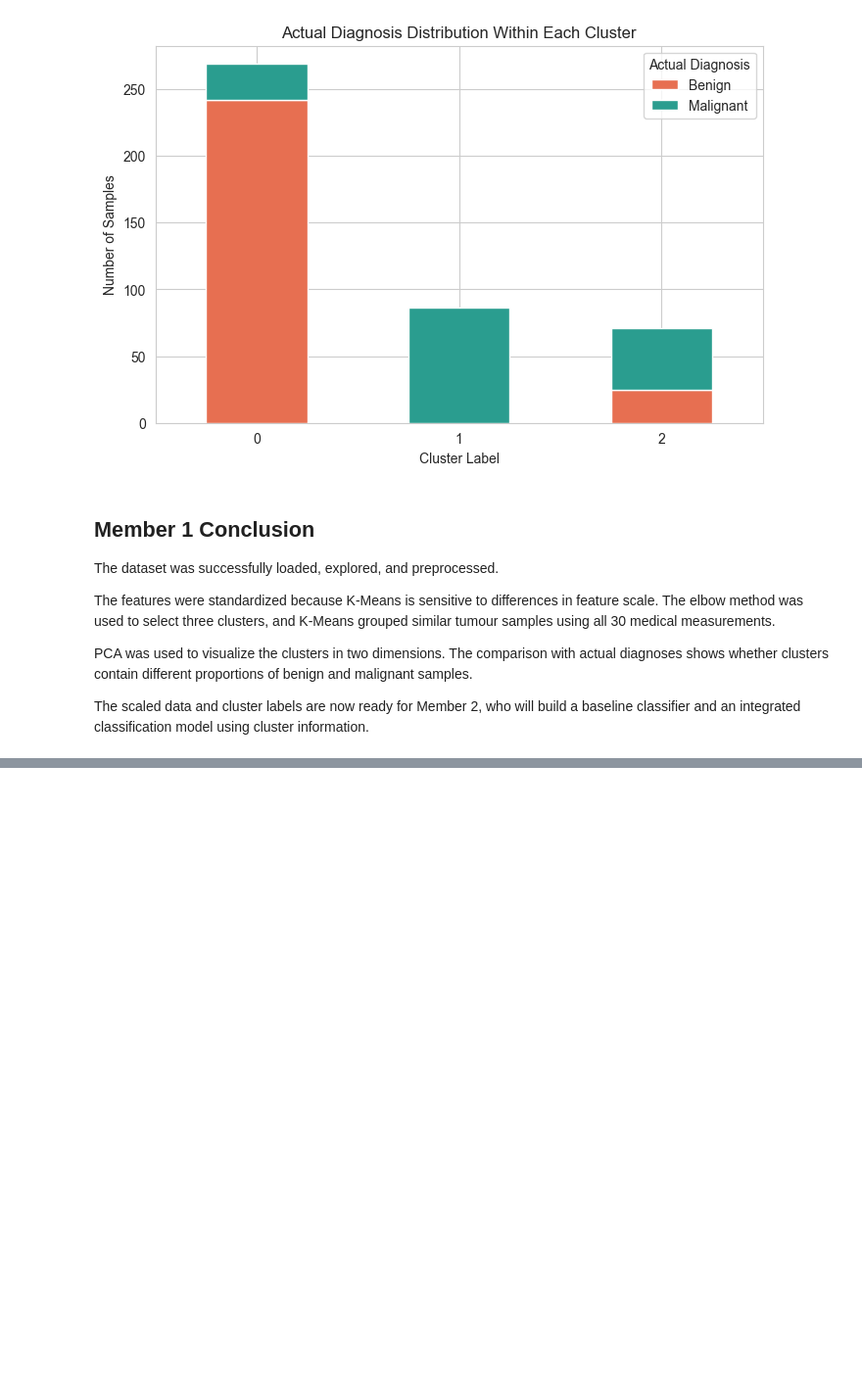
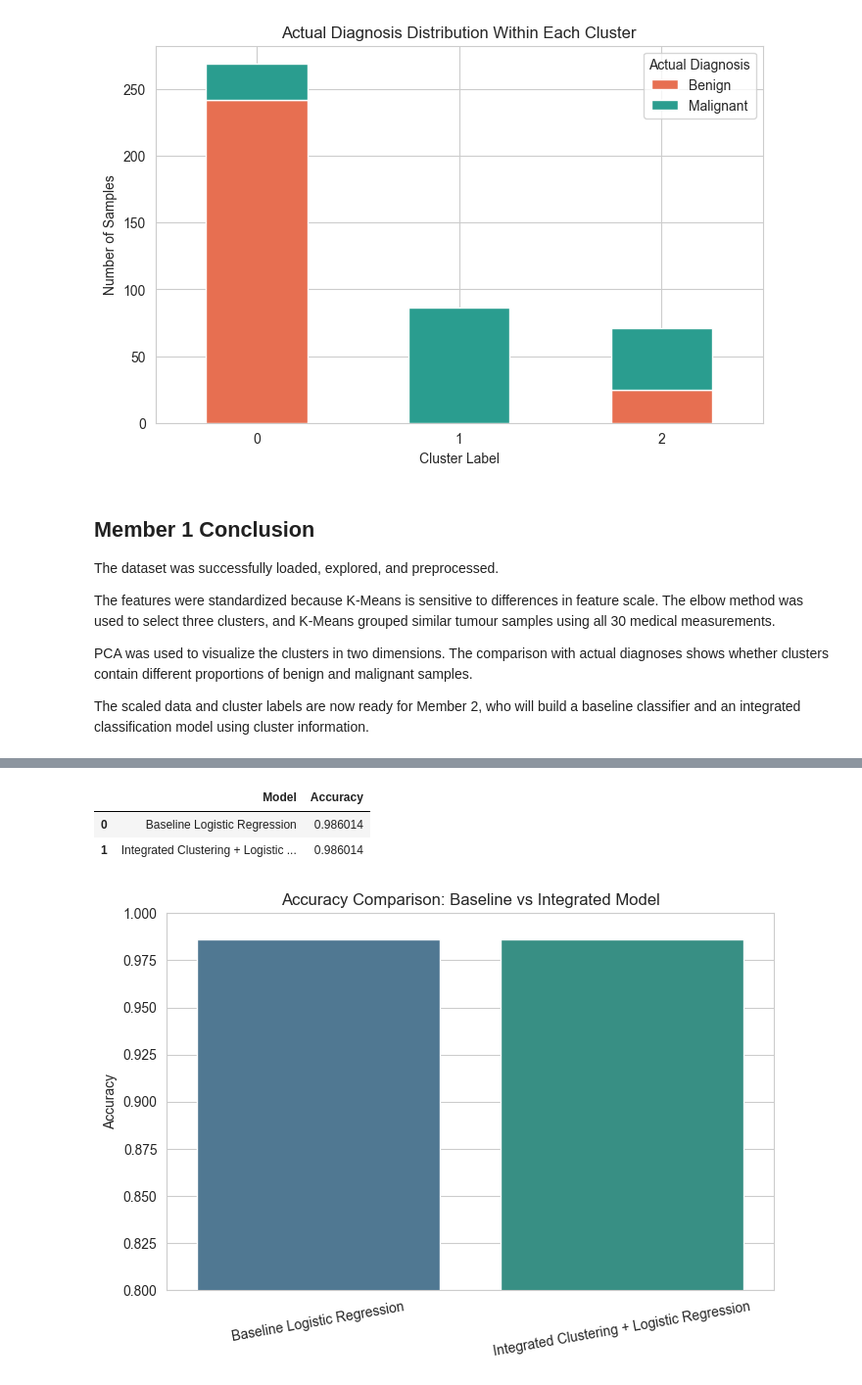
Before and after one commit to Anshu0712-tewatia/clustering-classification-integrated-pipeline, a Jupyter notebook: clustering-classification-integrated-pipeline.ipynb, the cells around one changed output, grey strips where cells are left out. Shown at 98% size. Drawn from its saved outputs; the diff is of its cells as text; code cells hidden in the pictures; blank space fills up the shorter version.

```diff
--- a/clustering-classification-integrated-pipeline.ipynb
+++ b/clustering-classification-integrated-pipeline.ipynb
@@ -447,0 +665,39 @@ information.
+# %%
+# Create a comparison table
+comparison_results = pd.DataFrame({
+    "Model": [
+        "Baseline Logistic Regression",
+        "Integrated Clustering + Logistic Regression"
+    ],
+    "Accuracy": [
+        baseline_accuracy,
+        integrated_accuracy
+    ]
+})
+
+comparison_results
+# %% [output]
+|  | Model | Accuracy |
+| 0 | Baseline Logistic Regression | 0.986014 |
+| 1 | Integrated Clustering + Logistic ... | 0.986014 |
+# %%
+# Visualize the accuracy comparison
+plt.figure(figsize=(8, 5))
+
+sns.barplot(
+    data=comparison_results,
+    x="Model",
+    y="Accuracy",
+    hue="Model",
+    palette=["#457b9d", "#2a9d8f"],
+    legend=False
+)
+
+plt.ylim(0.8, 1.0)
+plt.title("Accuracy Comparison: Baseline vs Integrated Model")
+plt.xlabel("")
+plt.ylabel("Accuracy")
+plt.xticks(rotation=10)
+plt.show()
+# %% [output]
+[figure, added]
```
Also changed, not shown: parts of 17 cells of this notebook, 1 other file.
